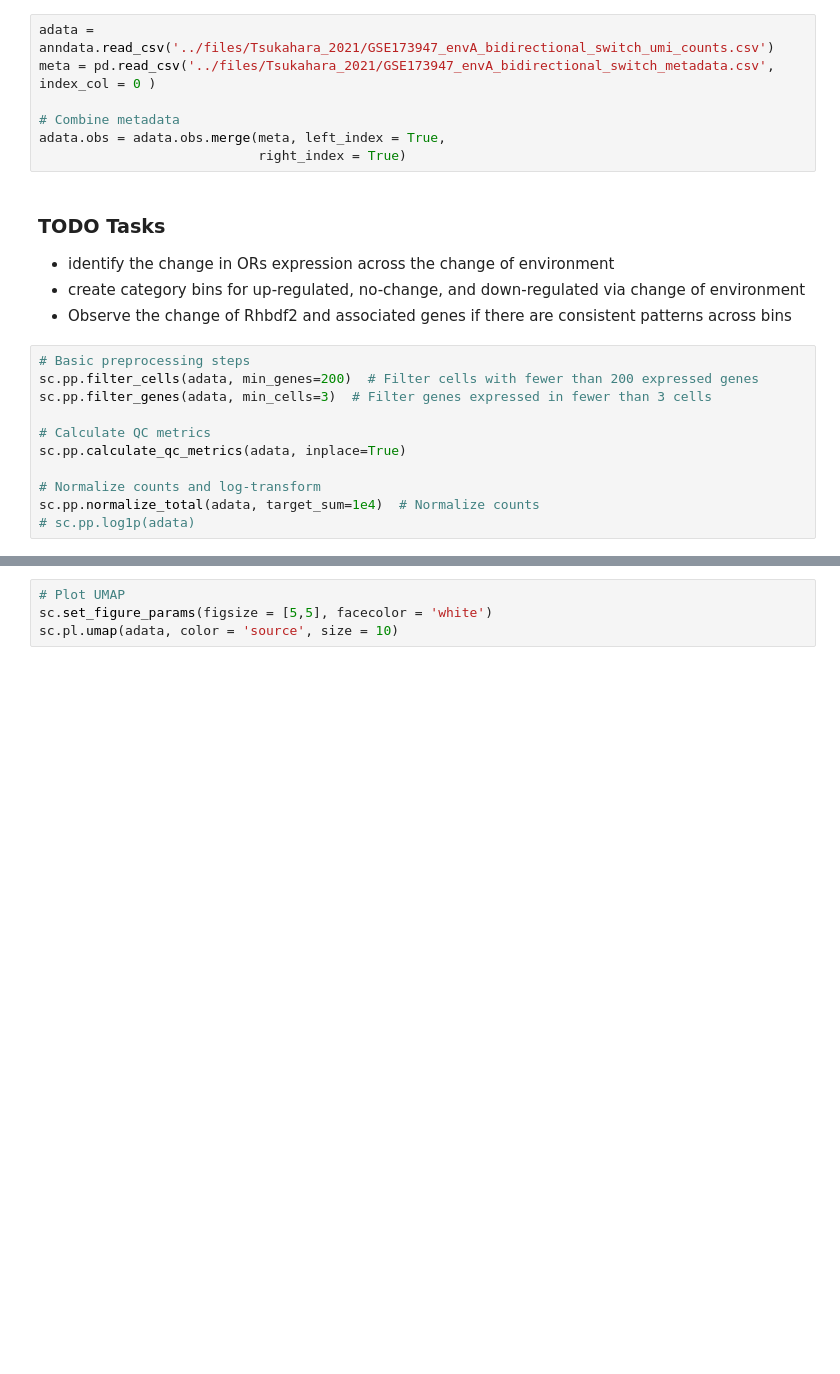
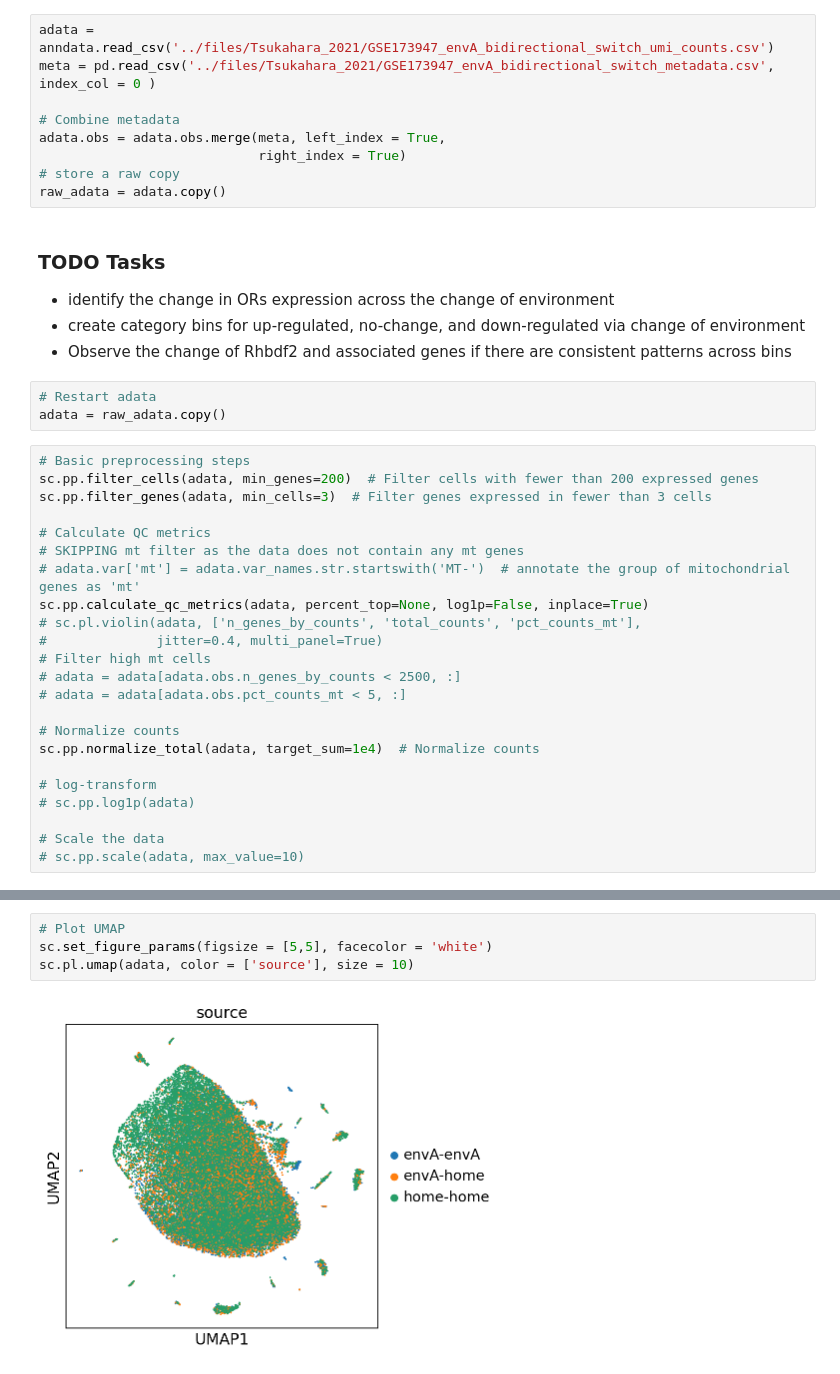
Before and after one commit to Justice-Lu/iRhom2_Analysis, a Jupyter notebook: notebooks/4_Tsukahara_env_Rhbdf2.ipynb, the cells around one changed output, grey strips where cells are left out. Drawn from its saved outputs; the diff is of its cells as text; blank space fills up the shorter version.

```diff
--- a/notebooks/4_Tsukahara_env_Rhbdf2.ipynb
+++ b/notebooks/4_Tsukahara_env_Rhbdf2.ipynb
@@ -11,19 +11,36 @@ meta = pd.read_csv('../files/Tsukahara_2021/GSE173947_envA_bidirectional_switch_
 # Combine metadata
 adata.obs = adata.obs.merge(meta, left_index = True,
                             right_index = True)
+# store a raw copy
+raw_adata = adata.copy()
 # %% [markdown]
 ### TODO Tasks
 - identify the change in ORs expression across the change of environment
 - create category bins for up-regulated, no-change, and down-regulated via change of environment
 - Observe the change of Rhbdf2 and associated genes if there are consistent patterns across bins
+# %%
+# Restart adata
+adata = raw_adata.copy()
 # %%
 # Basic preprocessing steps
 sc.pp.filter_cells(adata, min_genes=200)  # Filter cells with fewer than 200 expressed genes
 sc.pp.filter_genes(adata, min_cells=3)  # Filter genes expressed in fewer than 3 cells
 
 # Calculate QC metrics
-sc.pp.calculate_qc_metrics(adata, inplace=True)
+# SKIPPING mt filter as the data does not contain any mt genes
+# adata.var['mt'] = adata.var_names.str.startswith('MT-')  # annotate the group of mitochondrial genes as 'mt'
+sc.pp.calculate_qc_metrics(adata, percent_top=None, log1p=False, inplace=True)
+# sc.pl.violin(adata, ['n_genes_by_counts', 'total_counts', 'pct_counts_mt'],
+#              jitter=0.4, multi_panel=True)
+# Filter high mt cells
+# adata = adata[adata.obs.n_genes_by_counts < 2500, :]
+# adata = adata[adata.obs.pct_counts_mt < 5, :]
 
-# Normalize counts and log-transform
+# Normalize counts
 sc.pp.normalize_total(adata, target_sum=1e4)  # Normalize counts
+
+# log-transform
 # sc.pp.log1p(adata)
+
+# Scale the data
+# sc.pp.scale(adata, max_value=10)
@@ -49,6 +65,8 @@ sc.tl.umap(adata)
 # %%
 # Plot UMAP
 sc.set_figure_params(figsize = [5,5], facecolor = 'white')
-sc.pl.umap(adata, color = 'source', size = 10)
+sc.pl.umap(adata, color = ['source'], size = 10)
+# %% [output]
+[figure, added]
 # %%
 sc.pl.umap(adata, color = ['Rhbdf2', 'leiden'], size = 10)
```
Also changed, not shown: parts of 16 cells of this notebook.
